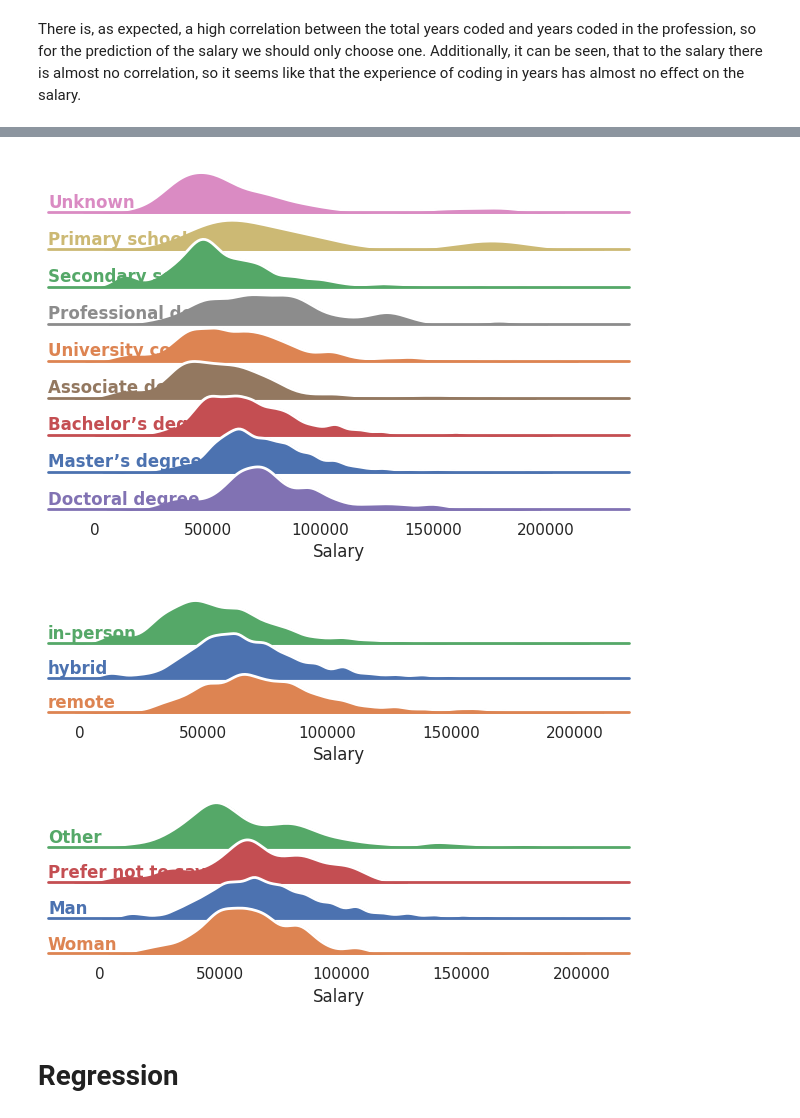
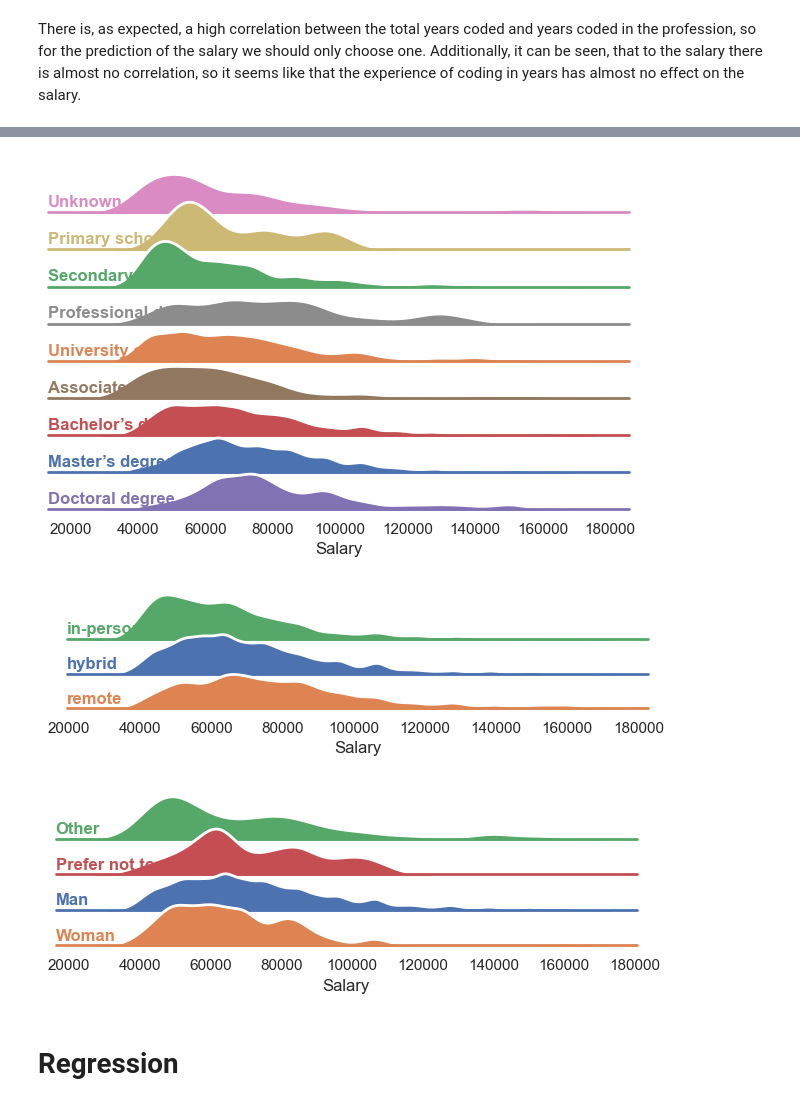
Before and after one commit to LucaF171/DataLiteracyProject, a Jupyter notebook: project.ipynb, the cells around one changed output, grey strips where cells are left out. Saved outputs shown, nothing was run; the diff lists cells and outputs as text; code cells hidden in the pictures.

```diff
--- a/project.ipynb
+++ b/project.ipynb
@@ -285,16 +309,13 @@ df.loc[~df['Gender'].isin(['Man', 'Woman', 'Prefer not to say']), 'Gender'] = "O
 df['Salary'] = pd.to_numeric(df['Salary'], errors='coerce')
 df['YearsCode'] = pd.to_numeric(df['YearsCode'], errors='coerce')
 df['YearsCodePro'] = pd.to_numeric(df['YearsCodePro'], errors='coerce')
-#
-# # delete all rows with NaN in Salary as those entries can't be used
+
+# delete all rows with NaN in Salary as those entries can't be used
 df = df[df['Salary'].isnull() == False]
 
-df_usa = df.copy()
-df_usa = df_usa[df_usa['Salary'] < 200000]
-df_usa = df_usa[df_usa['Salary'] > 10000]
-# df_usa = df_usa[df_usa['Country'] == "United States of America"]
-df_usa = df_usa[df_usa['Country'] == "Germany"]
+df_ger = df.copy()
+df_ger = df_ger[df_ger['Country'] == "Germany"]
 
-df
+df_ger
 # %% [output]
 |  | Salary | EdLevel | YearsCode | YearsCodePro | OrgSize | Age | Employment | RemoteWork | DevType | Country | ... |
@@ -325,0 +343,6 @@ df
+# %%
+print(f"0.925 quantil: {int(np.quantile(df_ger['Salary'], q=0.925)) : >6}")
+print(f"0.075 quantil: {int(np.quantile(df_ger['Salary'], q=0.075)) : >6}")
+
+df_ger = df_ger[df_ger['Salary'] < 165414]
+df_ger = df_ger[df_ger['Salary'] > 38388]
@@ -482,7 +484,7 @@ plt.show()
 #
 # df_prog['ProgLanguage'].unique()
 # %%
-df_ridge = df_usa.copy()
+df_ridge = df_ger.copy()
 df_ridge = df_ridge[df['Salary']<300000]
 
 ridge_plot(df_ridge[['Salary', 'Age']], y_label='Age', x_label='Salary', row_order=["unknown","under 18","18-24","25-34","35-44","45-54","55-64","over 65"])
@@ -496,6 +498,6 @@ ridge_plot(df_ridge[['Salary', 'Gender']], y_label='Gender', x_label='Salary', r
-[figure, old version]
+[figure, new version]
-[figure, old version]
+[figure, new version]
-[figure, old version]
+[figure, new version]
 # %% [markdown]
 # Regression
 # %%
```
Also changed, not shown: parts of 32 cells of this notebook.
